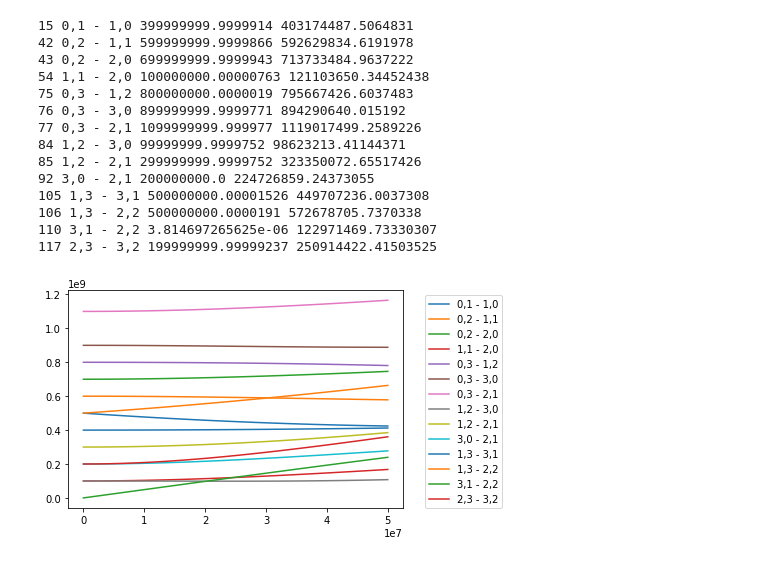
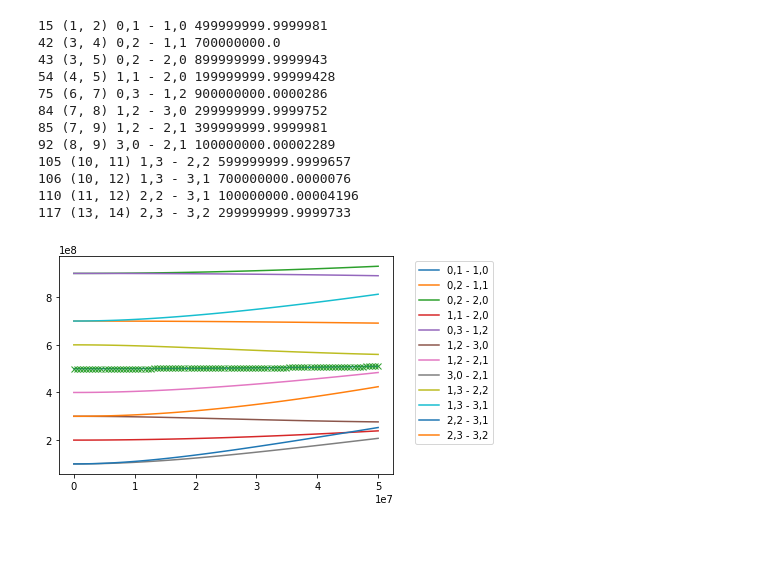
Before and after one commit to alex-simm/c3, a Jupyter notebook: two_transmons_energies.ipynb, the cells around one changed output. Saved outputs shown, nothing was run; the diff lists cells and outputs as text; code cells hidden in the pictures.

```diff
--- a/two_transmons_energies.ipynb
+++ b/two_transmons_energies.ipynb
@@ -80,5 +59,14 @@ model.set_FR(False)
 H = model.get_Hamiltonian().numpy()
 evals,evecs = scipy.linalg.eig(H)
 evals = evals.real / (2 * np.pi)
-print(evals, len(evals))
+
+# find labels corresponding to states
+stateEnergies = []
+stateLabels = []
+for i, x in enumerate(level_labels):
+    #if level_labels[i] is not None:
+    energy = evals[i]
+    stateEnergies.append(energy)
+    stateLabels.append(x)
+    print(i, stateLabels[i], stateEnergies[i])
 # %% [output]
@@ -204,0 +155,27 @@ for coupling in couplings:
+# %%
+w1, w2 = qubit_frequencies
+l1, l2 = anharmonicities
+delta = w1 - w2
+w = w1 + w2
+
+analyticalEnergies = np.empty(shape=(16,len(couplings)))
+for state in np.arange(16):
+    n1 = state // 4
+    n2 = state % 4
+    E0 = (n1 * w1 + n2 * w2)
+    E1 = 0.5 * (l1 * n1 * (n1 - 1) + l2 * n2 * (n2 - 1))
+    E2 = 0
+    A = (delta + l1 * (n1 - 1) - l2 * n2)
+    E2 += n1 * (n2 + 1) / A if A != 0 else 0
+    B = delta + l1 * n1 - l2 * (n2 - 1)
+    E2 -= n2 * (n1 + 1) / B if B != 0 else 0
+    C = w + l1 * (n1 - 1) + l2 * (n2 - 1)
+    E2 += n1 * n1 / C if C != 0 else 0
+    D = w + l1 * n1 + l2 * n2
+    E2 -= (n1 + 1) * (n2 + 1) / D if D != 0 else 0
+    print(state, n1, n2)
+    #E2 = (couplings ** 2 / delta) * (n1 - n2) - (couplings ** 2 / w) * (n1 + n2 + 1)
+    #E3 = -(couplings ** 2 / delta ** 2) * (n1 - n2) * (l1 * n1 * (n1 - 1) + l2 * n2 * (n2 - 1))
+    E2 *= couplings ** 2
+    print(state, E0, E1, E2[-1])
+    analyticalEnergies[state] = (E0 + E1) * np.ones_like(couplings) + E2
@@ -221,31 +214,32 @@ plt.show()
 # %%
+# Transition diagram
 #selectedTransitions = [1, 26, 72, 133] #[1, 26, 49, 94, 112, 184] #[67, 101]#1, 17, 31, 58
 selectedTransitions = list(range(len(transitionStateIndices)))
+#selectedTransitions = [110]
 
 plt.figure()
 for t in selectedTransitions:
     index = transitionStateIndices[t]
     data1 = allEnergies[index[0]]
     data2 = allEnergies[index[1]]
     diff = data2 - data1
-    if diff[0] < 2e9:
+    if diff[0] < 1e9:
+        print(t, index, transitionLabels[t], diff[0])
         plt.plot(couplings, diff, label=transitionLabels[t])
-        print(t, transitionLabels[t], diff[0], diff[int(len(diff)/2)])
+plt.plot(couplings, analyticalEnergies[4] - analyticalEnergies[1], 'x')
 plt.legend(bbox_to_anchor=(1.05, 1.0), loc="upper left")
 plt.show()
 # %% [output]
-15 0,1 - 1,0 399999999.9999914 403174487.5064831
-42 0,2 - 1,1 599999999.9999866 592629834.6191978
-43 0,2 - 2,0 699999999.9999943 713733484.9637222
-54 1,1 - 2,0 100000000.00000763 121103650.34452438
-75 0,3 - 1,2 800000000.0000019 795667426.6037483
-76 0,3 - 3,0 899999999.9999771 894290640.015192
-77 0,3 - 2,1 1099999999.999977 1119017499.2589226
-84 1,2 - 3,0 99999999.9999752 98623213.41144371
-85 1,2 - 2,1 299999999.9999752 323350072.65517426
-92 3,0 - 2,1 200000000.0 224726859.24373055
-105 1,3 - 3,1 500000000.00001526 449707236.0037308
-106 1,3 - 2,2 500000000.0000191 572678705.7370338
-110 3,1 - 2,2 3.814697265625e-06 122971469.73330307
-117 2,3 - 3,2 199999999.99999237 250914422.41503525
+15 (1, 2) 0,1 - 1,0 499999999.9999981
+42 (3, 4) 0,2 - 1,1 700000000.0
+43 (3, 5) 0,2 - 2,0 899999999.9999943
+54 (4, 5) 1,1 - 2,0 199999999.99999428
+75 (6, 7) 0,3 - 1,2 900000000.0000286
+84 (7, 8) 1,2 - 3,0 299999999.9999752
+85 (7, 9) 1,2 - 2,1 399999999.9999981
+92 (8, 9) 3,0 - 2,1 100000000.00002289
+105 (10, 11) 1,3 - 2,2 599999999.9999657
+106 (10, 12) 1,3 - 3,1 700000000.0000076
+110 (11, 12) 2,2 - 3,1 100000000.00004196
+117 (13, 14) 2,3 - 3,2 299999999.9999733
-[figure, old version]
+[figure, new version]
```
Also changed, not shown: parts of 14 cells of this notebook, 2 other files.
